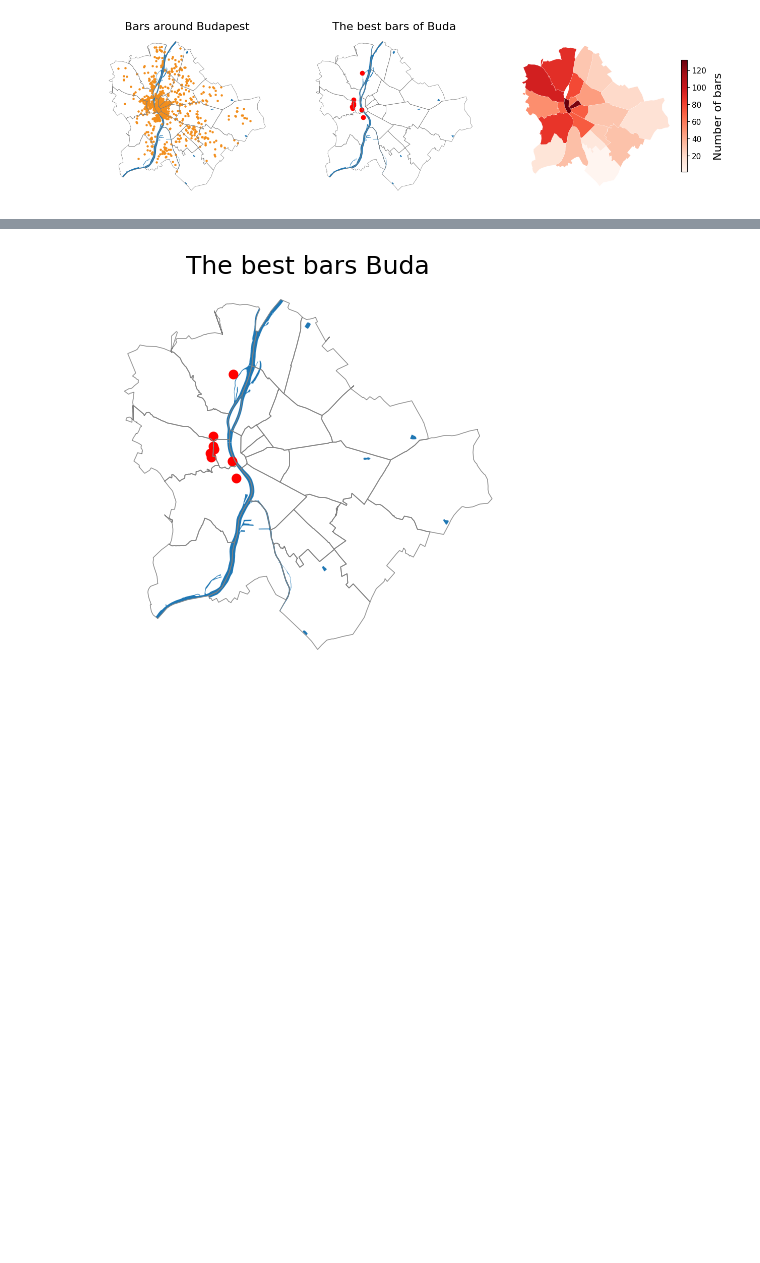
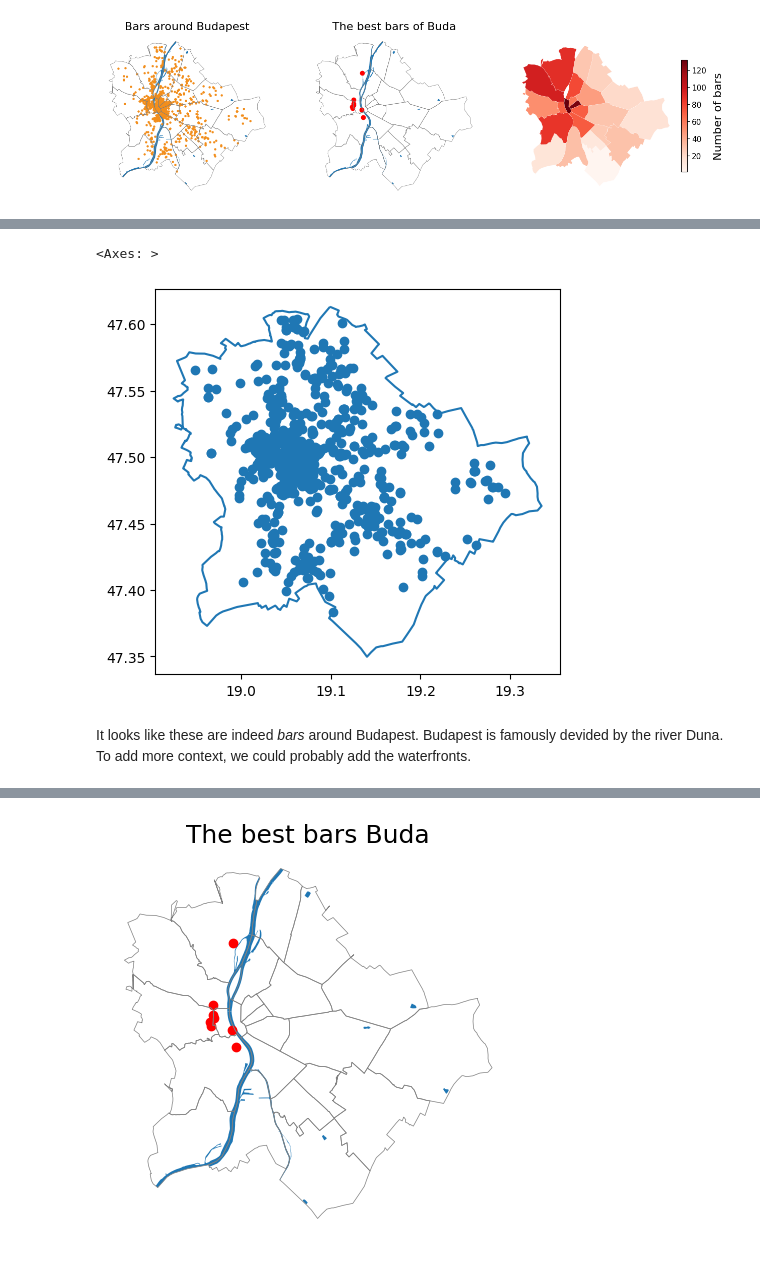
Before and after one commit to sandorjuhasz/geoDS_guest_lectures, a Jupyter notebook: code/part1_geoDS_intro_to_geographic_data.ipynb, the cells around one changed output, grey strips where cells are left out. Drawn from its saved outputs; the diff is of its cells as text; code cells hidden in the pictures; blank space fills up the shorter version.

```diff
--- a/code/part1_geoDS_intro_to_geographic_data.ipynb
+++ b/code/part1_geoDS_intro_to_geographic_data.ipynb
@@ -17,0 +69,10 @@ Better bars in Buda?  Which district is worth going out in?
+# %%
+# lets combine the two
+fig, ax = plt.subplots(1,1, figsize=(8,5))
+bp_bars.plot(ax=ax)
+bp_shape.boundary.plot(ax=ax)
+# %% [output]
+<Axes: >
+[figure, added]
+# %% [markdown]
+It looks like these are indeed *bars* around Budapest. Budapest is famously devided by the river Duna. To add more context, we could probably add the waterfronts.
```
Also changed, not shown: parts of 44 cells of this notebook.
